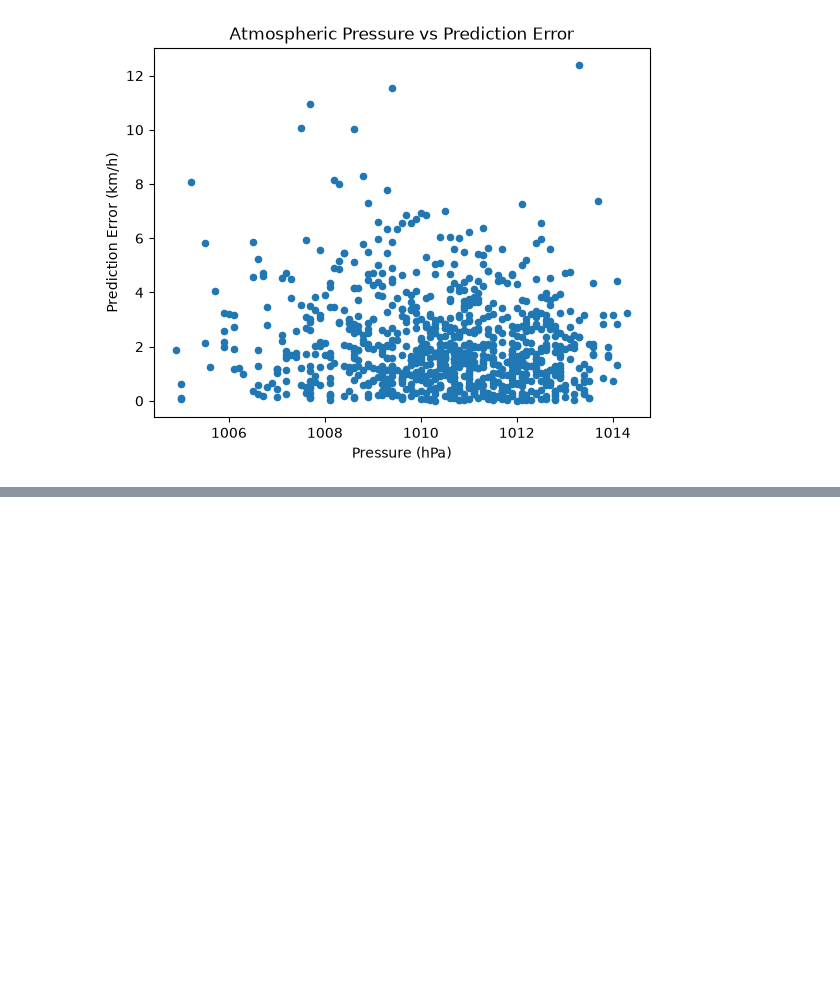
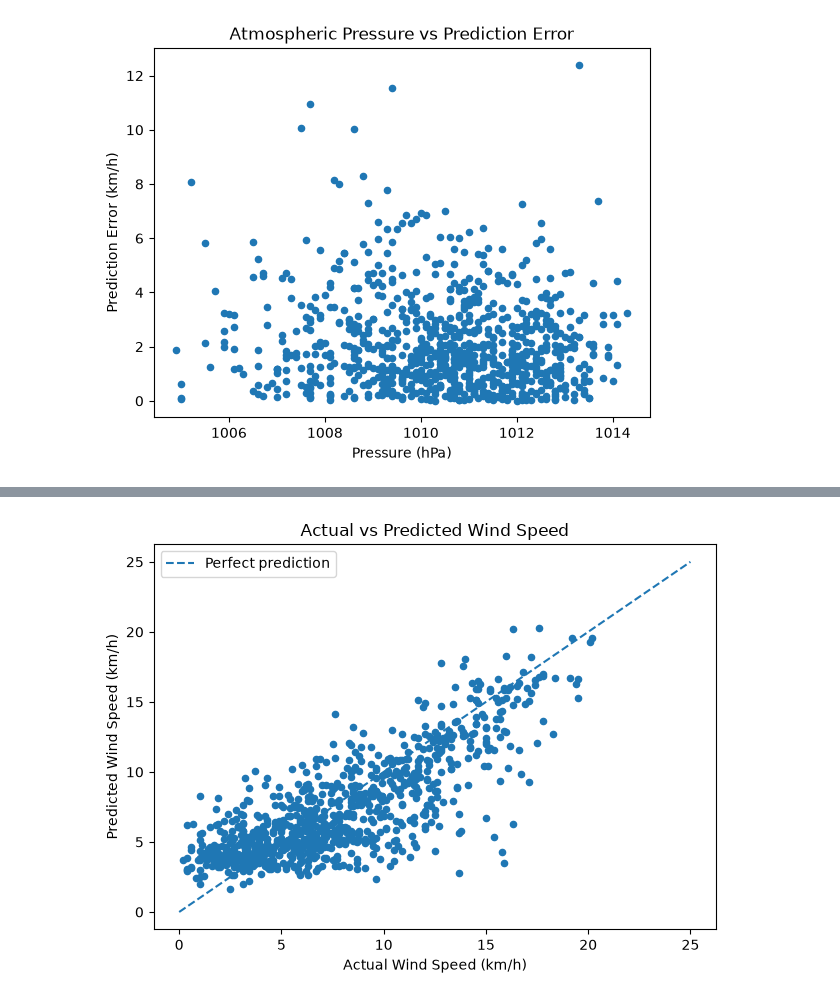
Before and after one commit to fida-fei/breezy, a Jupyter notebook: notebooks/01_wind_data_exploration.ipynb, the cells around one changed output, grey strips where cells are left out. Saved outputs shown, nothing was run; the diff lists cells and outputs as text; code cells hidden in the pictures; blank space fills up the shorter version.

```diff
--- a/notebooks/01_wind_data_exploration.ipynb
+++ b/notebooks/01_wind_data_exploration.ipynb
@@ -1530,0 +1636,17 @@ evaluation.plot(
+# %%
+evaluation["Actual Wind Category"] = pd.cut(
+    evaluation["Actual"],
+    bins=[-1, 5, 10, 15, 20, float("inf")],
+    labels=["0–5", "5–10", "10–15", "15–20", "Above 20"]
+)
+
+bias_by_category = evaluation.groupby(
+    "Actual Wind Category",
+    observed=False
+).agg(
+    Count=("Residual", "count"),
+    Mean_Residual=("Residual", "mean"),
+    Mean_Absolute_Error=("Error", "mean")
+)
+
+print(bias_by_category.round(2))
@@ -1530,0 +1661,24 @@ evaluation.plot(
+# %%
+evaluation.plot(
+    kind="scatter",
+    x="Actual",
+    y="Predicted",
+    title="Actual vs Predicted Wind Speed",
+    xlabel="Actual Wind Speed (km/h)",
+    ylabel="Predicted Wind Speed (km/h)"
+)
+
+import matplotlib.pyplot as plt
+
+plt.plot(
+    [0, 25],
+    [0, 25],
+    linestyle="--",
+    label="Perfect prediction"
+)
+
+plt.legend()
+plt.tight_layout()
+plt.show()
+# %% [output]
+[figure, added]
```
Also changed, not shown: parts of 8 cells of this notebook.
